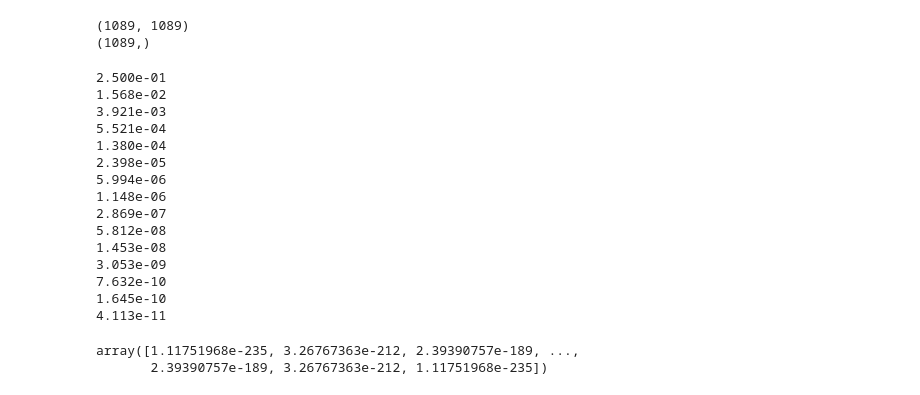
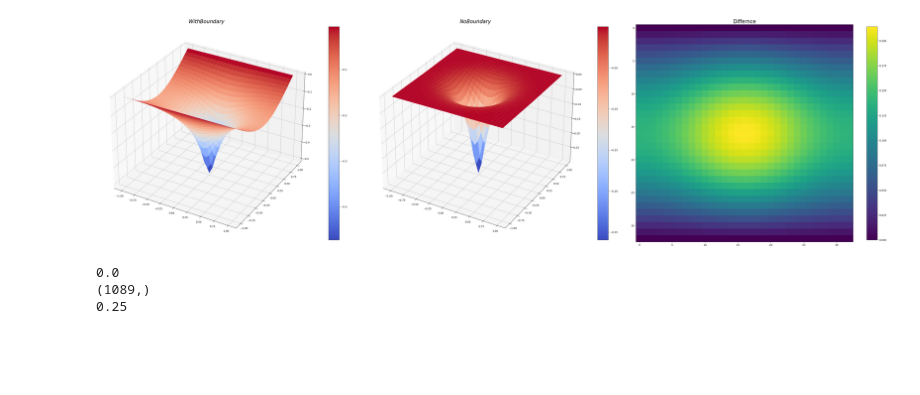
Before and after one commit to dljjqy/LA-Net, a Jupyter notebook: tradition.ipynb, the cells around one changed output. Saved outputs shown, nothing was run; the diff lists cells and outputs as text; code cells hidden in the pictures; blank space fills up the shorter version.

```diff
--- a/tradition.ipynb
+++ b/tradition.ipynb
@@ -32,28 +159,24 @@ B = np.load('./data/normal35/ValB2nd.npy')
-# %%
-b = B[0]
-print(A.shape)
-print(b.shape)
-u = spsolve(A, b)
-# %% [output]
-(1089, 1089)
-(1089,)
-# %%
-jacobi_2nd(A, b)
-# %% [output]
-2.500e-01
-1.568e-02
-3.921e-03
-5.521e-04
-1.380e-04
-2.398e-05
-5.994e-06
-1.148e-06
-2.869e-07
-5.812e-08
-1.453e-08
-3.053e-09
-7.632e-10
-1.645e-10
-4.113e-11
-array([1.11751968e-235, 3.26767363e-212, 2.39390757e-189, ...,
-       2.39390757e-189, 3.26767363e-212, 1.11751968e-235])
+# %%
+fig = plt.figure()
+fig.set_figheight(15)
+fig.set_figwidth(45)
+# g = normal(f[0], f[1], h=0.08)
+ax1 = fig.add_subplot(1, 3, 1, projection='3d')
+ax2 = fig.add_subplot(1, 3, 2, projection='3d')
+ax3 = fig.add_subplot(1, 3, 3)
+
+ax1.set_title(f'$With Boundary$', fontsize=20)
+surf_bc = ax1.plot_surface(xx, yy, w, cmap=cm.coolwarm,)
+plt.colorbar(surf_bc, shrink=0.8, ax=ax1)
+
+ax2.set_title(f'$No Boundary$', fontsize=20)
+surf = ax2.plot_surface(xx, yy, u, cmap=cm.coolwarm,)
+plt.colorbar(surf, shrink=0.8, ax=ax2)
+
+ax3.set_title(f'Differnce', fontsize=20)
+im = ax3.imshow(np.abs(w - u))
+plt.colorbar(im, shrink=0.8, ax=ax3)
+
+fig.tight_layout()
+# %% [output]
+[figure, added]
@@ -59,0 +245,11 @@ array([1.11751968e-235, 3.26767363e-212, 2.39390757e-189, ...,
+# %%
+A = sparse.load_npz('./data/normal33_bc/A.npz')
+D = sparse.diags(A.diagonal())
+a = sparse.linalg.inv(D.tocsc())
+print((a@b - b/4).max())
+print(b.shape)
+print(a[34,34])
+# %% [output]
+0.0
+(1089,)
+0.25
```
Also changed, not shown: parts of 10 cells of this notebook, 7 other files.
